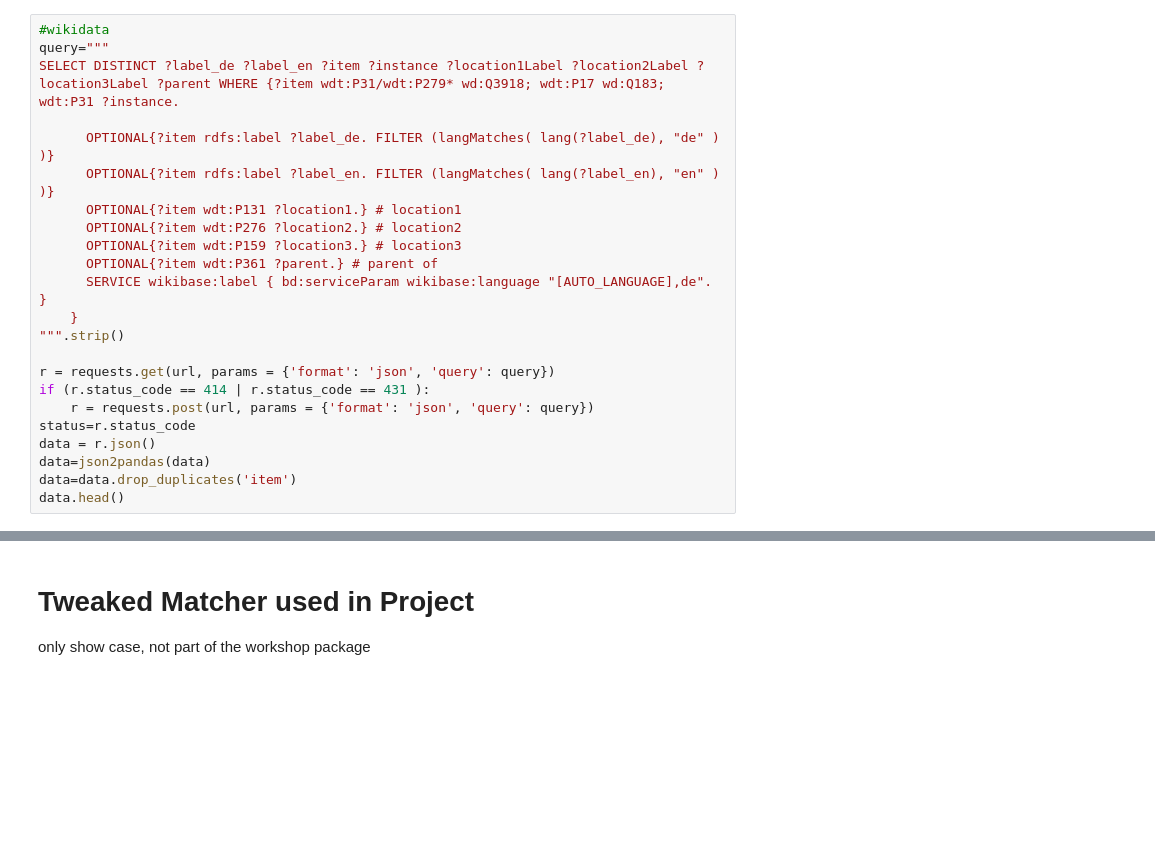
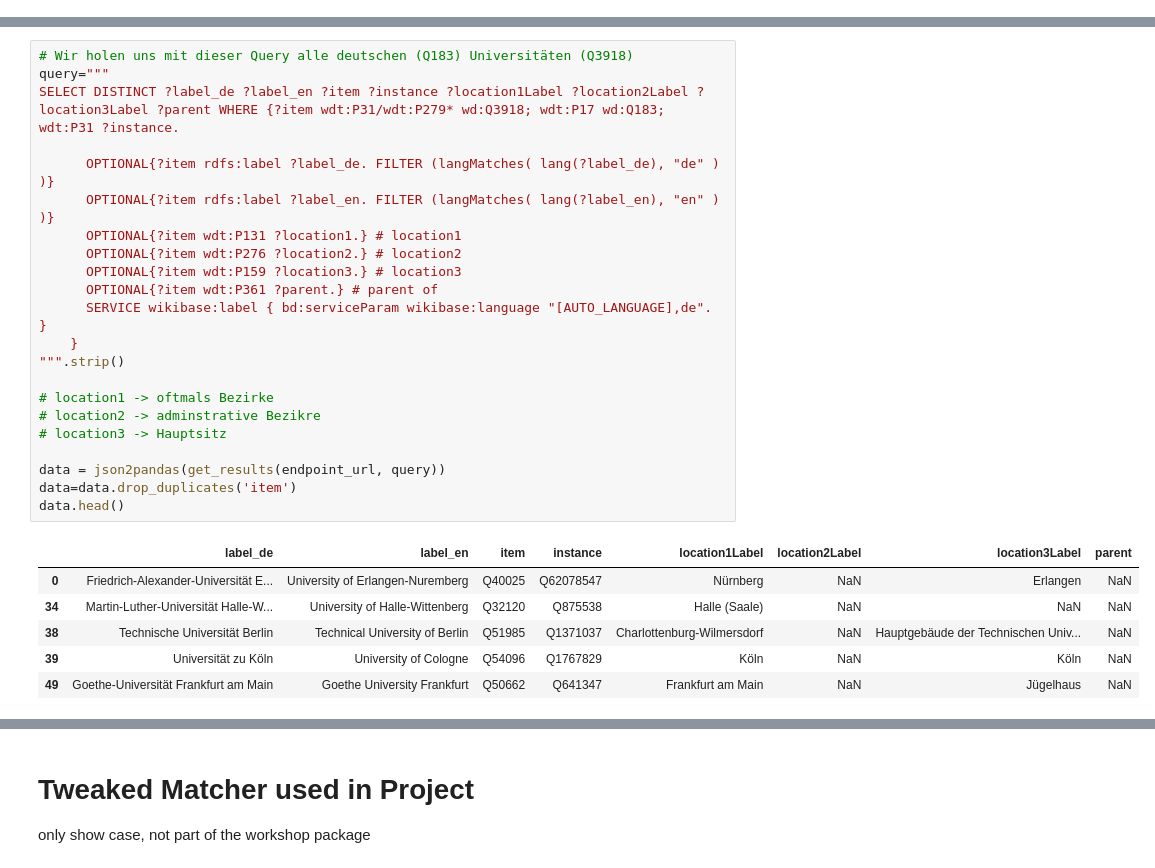
Before and after one commit to luerhard/abd_workshop_2021, a Jupyter notebook: notebooks/01-Session1/05_institution_matching.ipynb, the cells around one changed output, grey strips where cells are left out. Drawn from its saved outputs; the diff is of its cells as text; blank space fills up the shorter version.

```diff
--- a/notebooks/01-Session1/05_institution_matching.ipynb
+++ b/notebooks/01-Session1/05_institution_matching.ipynb
@@ -134,23 +0,0 @@ wos_sample.head()
-# %%
-#wikidata
-query="""
-SELECT DISTINCT ?label_de ?label_en ?item ?instance ?location1Label ?location2Label ?location3Label ?parent WHERE {?item wdt:P31/wdt:P279* wd:Q3918; wdt:P17 wd:Q183; wdt:P31 ?instance.
-
-      OPTIONAL{?item rdfs:label ?label_de. FILTER (langMatches( lang(?label_de), "de" ) )}
-      OPTIONAL{?item rdfs:label ?label_en. FILTER (langMatches( lang(?label_en), "en" ) )}
-      OPTIONAL{?item wdt:P131 ?location1.} # location1
-      OPTIONAL{?item wdt:P276 ?location2.} # location2
-      OPTIONAL{?item wdt:P159 ?location3.} # location3
-      OPTIONAL{?item wdt:P361 ?parent.} # parent of
-      SERVICE wikibase:label { bd:serviceParam wikibase:language "[AUTO_LANGUAGE],de". }
-    }
-""".strip()
-
-r = requests.get(url, params = {'format': 'json', 'query': query})
-if (r.status_code == 414 | r.status_code == 431 ):
-    r = requests.post(url, params = {'format': 'json', 'query': query})
-status=r.status_code
-data = r.json()
-data=json2pandas(data)
-data=data.drop_duplicates('item')
-data.head()
@@ -281,0 +263,29 @@ Univ Bremerhaven Bremerhaven  --->  ['Q1622093' 'Hochschule Bremerhaven' 0.59761
+# %%
+# Wir holen uns mit dieser Query alle deutschen (Q183) Universitäten (Q3918)
+query="""
+SELECT DISTINCT ?label_de ?label_en ?item ?instance ?location1Label ?location2Label ?location3Label ?parent WHERE {?item wdt:P31/wdt:P279* wd:Q3918; wdt:P17 wd:Q183; wdt:P31 ?instance.
+
+      OPTIONAL{?item rdfs:label ?label_de. FILTER (langMatches( lang(?label_de), "de" ) )}
+      OPTIONAL{?item rdfs:label ?label_en. FILTER (langMatches( lang(?label_en), "en" ) )}
+      OPTIONAL{?item wdt:P131 ?location1.} # location1
+      OPTIONAL{?item wdt:P276 ?location2.} # location2
+      OPTIONAL{?item wdt:P159 ?location3.} # location3
+      OPTIONAL{?item wdt:P361 ?parent.} # parent of
+      SERVICE wikibase:label { bd:serviceParam wikibase:language "[AUTO_LANGUAGE],de". }
+    }
+""".strip()
+
+# location1 -> oftmals Bezirke
+# location2 -> adminstrative Bezikre
+# location3 -> Hauptsitz
+
+data = json2pandas(get_results(endpoint_url, query))
+data=data.drop_duplicates('item')
+data.head()
+# %% [output]
+|  | label_de | label_en | item | instance | location1Label | location2Label | location3Label | parent |
+| 0 | Friedrich-Alexander-Universität E... | University of Erlangen-Nuremberg | Q40025 | Q62078547 | Nürnberg | NaN | Erlangen | NaN |
+| 34 | Martin-Luther-Universität Halle-W... | University of Halle-Wittenberg | Q32120 | Q875538 | Halle (Saale) | NaN | NaN | NaN |
+| 38 | Technische Universität Berlin | Technical University of Berlin | Q51985 | Q1371037 | Charlottenburg-Wilmersdorf | NaN | Hauptgebäude der Technischen Univ... | NaN |
+| 39 | Universität zu Köln | University of Cologne | Q54096 | Q1767829 | Köln | NaN | Köln | NaN |
+| 49 | Goethe-Universität Frankfurt am Main | Goethe University Frankfurt | Q50662 | Q641347 | Frankfurt am Main | NaN | Jügelhaus | NaN |
```
Also changed, not shown: parts of 55 cells of this notebook.
